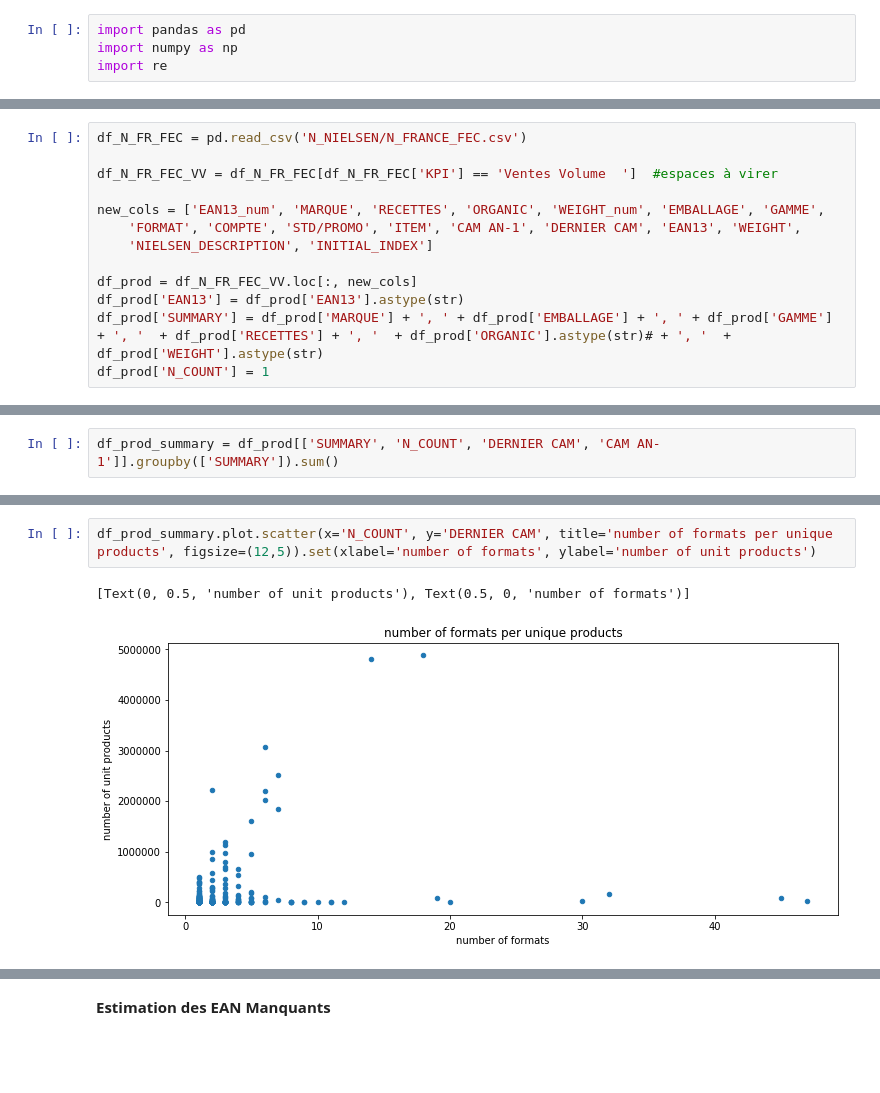
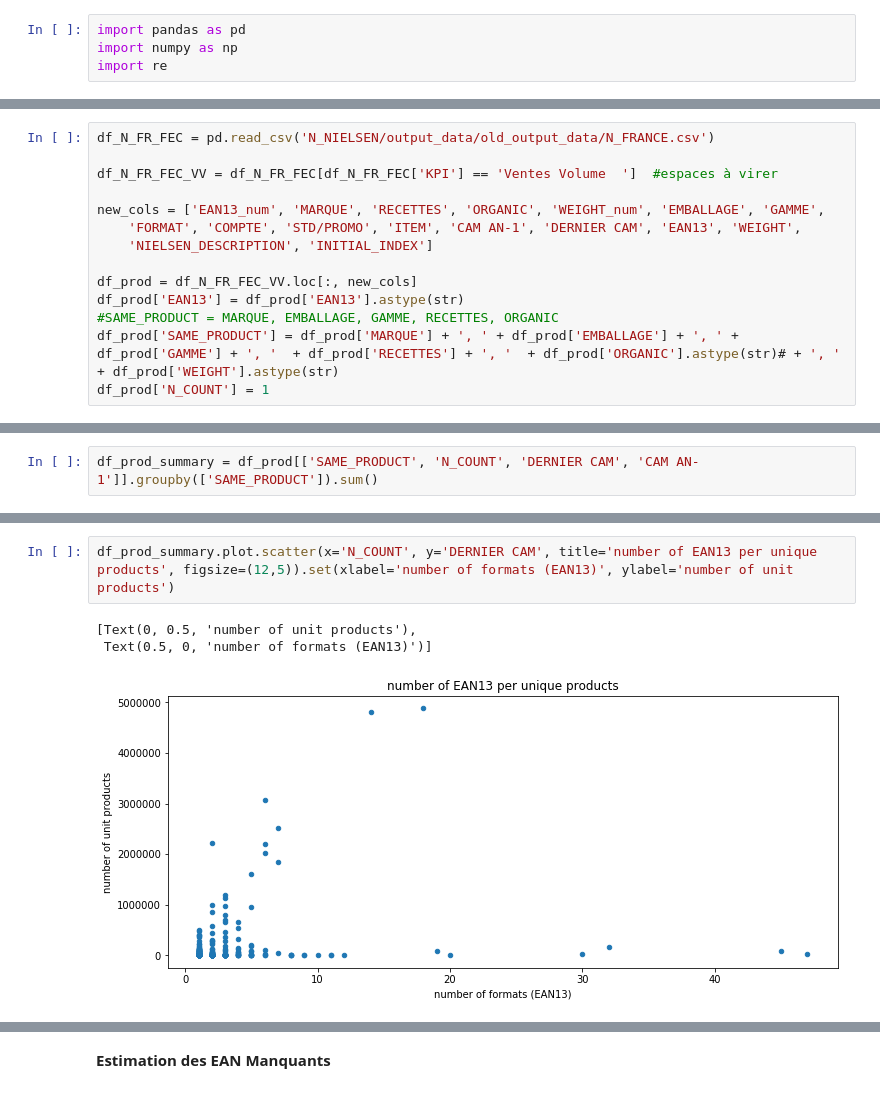
Before and after one commit to alex-toy/italians_do_it_better, a Jupyter notebook: Fusion_N_O.ipynb, the cells around one changed output, grey strips where cells are left out. Saved outputs shown, nothing was run; the diff lists cells and outputs as text; blank space fills up the shorter version.

```diff
--- a/Fusion_N_O.ipynb
+++ b/Fusion_N_O.ipynb
@@ -11,7 +14,7 @@ df_O_PROD['O_COUNT'] = 1
 
 df_data = pd.read_csv('N_NIELSEN/N_data_clean.csv')
 # %%
-df_N_FR_FEC = pd.read_csv('N_NIELSEN/N_FRANCE_FEC.csv')
+df_N_FR_FEC = pd.read_csv('N_NIELSEN/output_data/old_output_data/N_FRANCE.csv')
 
 df_N_FR_FEC_VV = df_N_FR_FEC[df_N_FR_FEC['KPI'] == 'Ventes Volume  ']  #espaces à virer
 
@@ -21,7 +24,8 @@ new_cols = ['EAN13_num', 'MARQUE', 'RECETTES', 'ORGANIC', 'WEIGHT_num', 'EMBALLA
 
 df_prod = df_N_FR_FEC_VV.loc[:, new_cols]
 df_prod['EAN13'] = df_prod['EAN13'].astype(str)
-df_prod['SUMMARY'] = df_prod['MARQUE'] + ', ' + df_prod['EMBALLAGE'] + ', ' + df_prod['GAMME'] + ', '  + df_prod['RECETTES'] + ', '  + df_prod['ORGANIC'].astype(str)# + ', '  + df_prod['WEIGHT'].astype(str)
+#SAME_PRODUCT = MARQUE, EMBALLAGE, GAMME, RECETTES, ORGANIC
+df_prod['SAME_PRODUCT'] = df_prod['MARQUE'] + ', ' + df_prod['EMBALLAGE'] + ', ' + df_prod['GAMME'] + ', '  + df_prod['RECETTES'] + ', '  + df_prod['ORGANIC'].astype(str)# + ', '  + df_prod['WEIGHT'].astype(str)
 df_prod['N_COUNT'] = 1
 # %%
 df_prod.shape
@@ -34,5 +38,5 @@ df_prod['SUMMARY'][0]
 # %%
-df_prod_summary = df_prod[['SUMMARY', 'N_COUNT', 'DERNIER CAM', 'CAM AN-1']].groupby(['SUMMARY']).sum()
+df_prod_summary = df_prod[['SAME_PRODUCT', 'N_COUNT', 'DERNIER CAM', 'CAM AN-1']].groupby(['SAME_PRODUCT']).sum()
 # %%
 df_prod_summary.shape
 # %% [output]
@@ -66,8 +87,9 @@ df_prod_summary['N_COUNT'].plot.hist(bins=50, title='number of formats per uniqu
 # %%
-df_prod_summary.plot.scatter(x='N_COUNT', y='DERNIER CAM', title='number of formats per unique products', figsize=(12,5)).set(xlabel='number of formats', ylabel='number of unit products')
+df_prod_summary.plot.scatter(x='N_COUNT', y='DERNIER CAM', title='number of EAN13 per unique products', figsize=(12,5)).set(xlabel='number of formats (EAN13)', ylabel='number of unit products')
 # %% [output]
-[Text(0, 0.5, 'number of unit products'), Text(0.5, 0, 'number of formats')]
+[Text(0, 0.5, 'number of unit products'),
+ Text(0.5, 0, 'number of formats (EAN13)')]
-[figure, old version]
+[figure, new version]
 # %%
 df_prod_summary[df_prod_summary['N_COUNT'] > 10]
 # %% [output]
```
Also changed, not shown: parts of 12 cells of this notebook, 1 other file.
